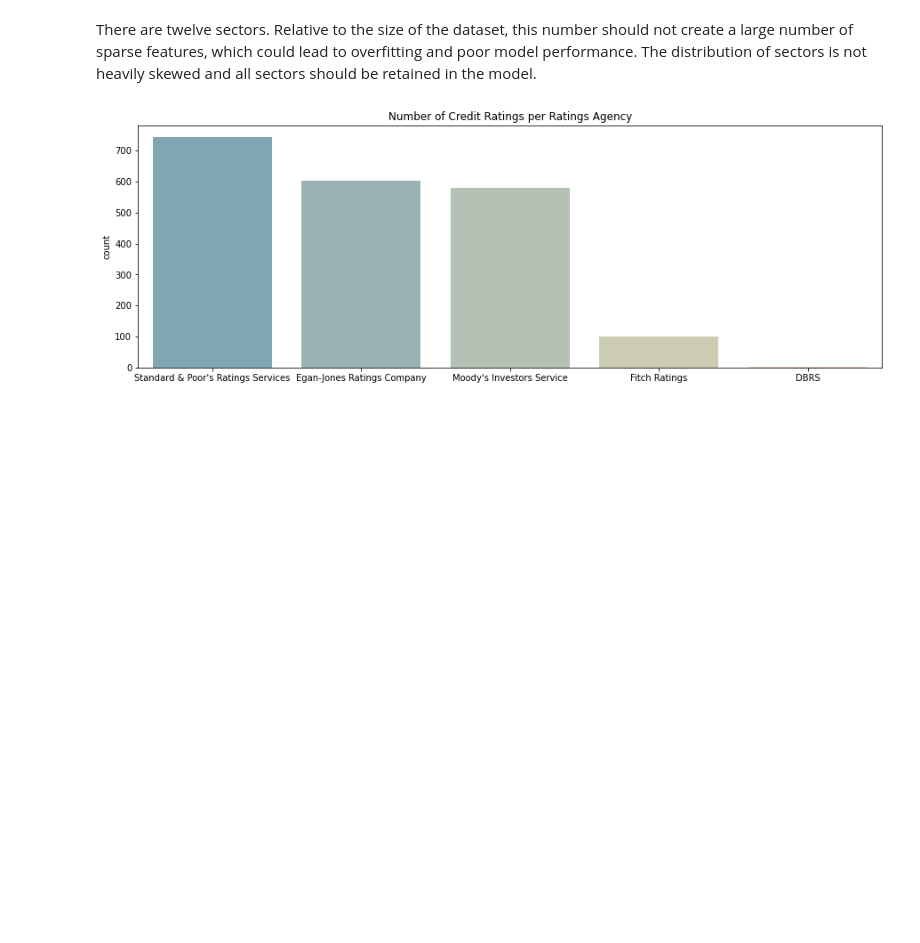
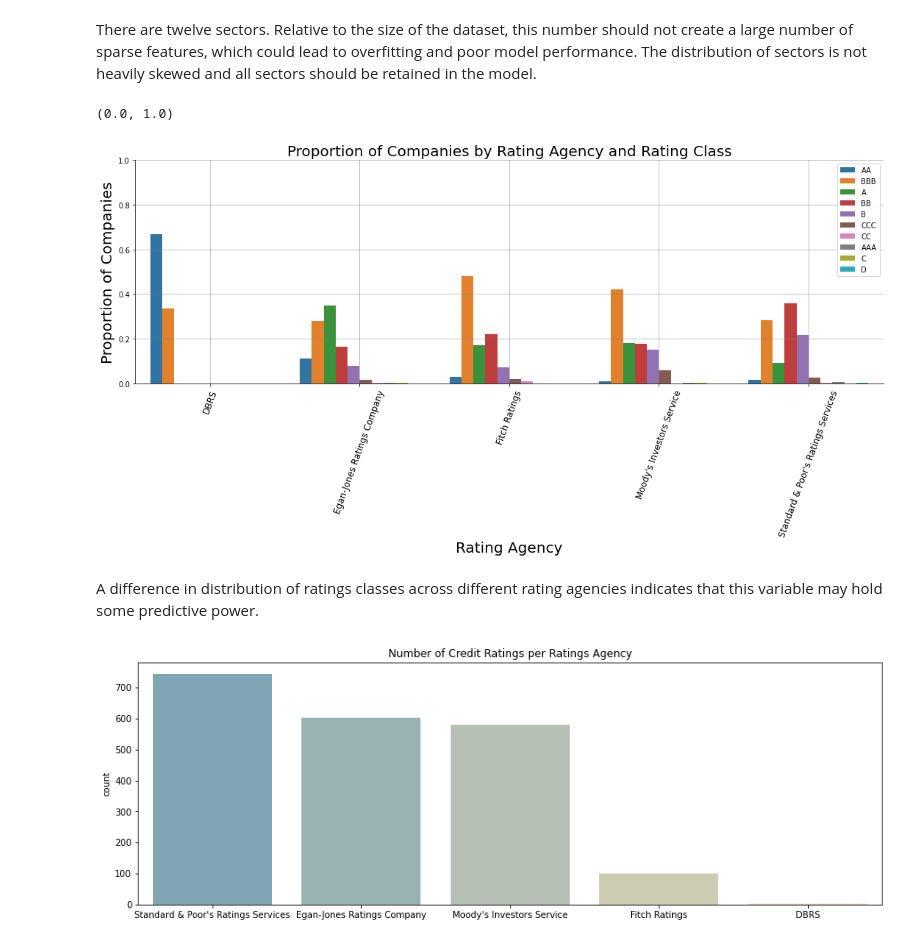
Before and after one commit to bethbarlow7/udacity_ds_nanodegree_capstone, a Jupyter notebook: data/EDA.ipynb, the cells around one changed output. Drawn from its saved outputs; the diff is of its cells as text; code cells hidden in the pictures; blank space fills up the shorter version.

Commit message:
Adds rating agency distribution chart

```diff
--- a/data/EDA.ipynb
+++ b/data/EDA.ipynb
@@ -109,4 +109,25 @@ plt.show()
 [figure]
 # %% [markdown]
 There are twelve sectors. Relative to the size of the dataset, this number should not create a large number of sparse features, which could lead to overfitting and poor model performance. The distribution of sectors is not heavily skewed and all sectors should be retained in the model.
+# %%
+# Check distribution of rating classes by Rating Agency Name
+tidy = pd.DataFrame(data.groupby('Rating Agency Name')['Rating'].value_counts(normalize = True))
+tidy = tidy.rename(columns = {'Rating': 'Proportion'}).reset_index()
+
+fig, ax1 = plt.subplots(figsize=(15, 5))
+sns.barplot(x='Rating Agency Name', y='Proportion', hue='Rating', data=tidy, ax=ax1)
+sns.despine(fig)
+plt.tight_layout()
+plt.xlabel("Rating Agency", fontsize=20)
+plt.ylabel("Proportion of Companies", fontsize=20)
+plt.title("Proportion of Companies by Rating Agency and Rating Class", fontsize=20)
+plt.grid(linestyle='-', linewidth='0.5', color='grey')
+plt.xticks(rotation=70, fontsize=12)
+plt.legend(loc = 1)
+plt.ylim(0,1)
+# %% [output]
+(0.0, 1.0)
+[figure, added]
+# %% [markdown]
+A difference in distribution of ratings classes across different rating agencies indicates that this variable may hold some predictive power.
 # %%
```
Also changed, not shown: parts of 7 cells of this notebook.
